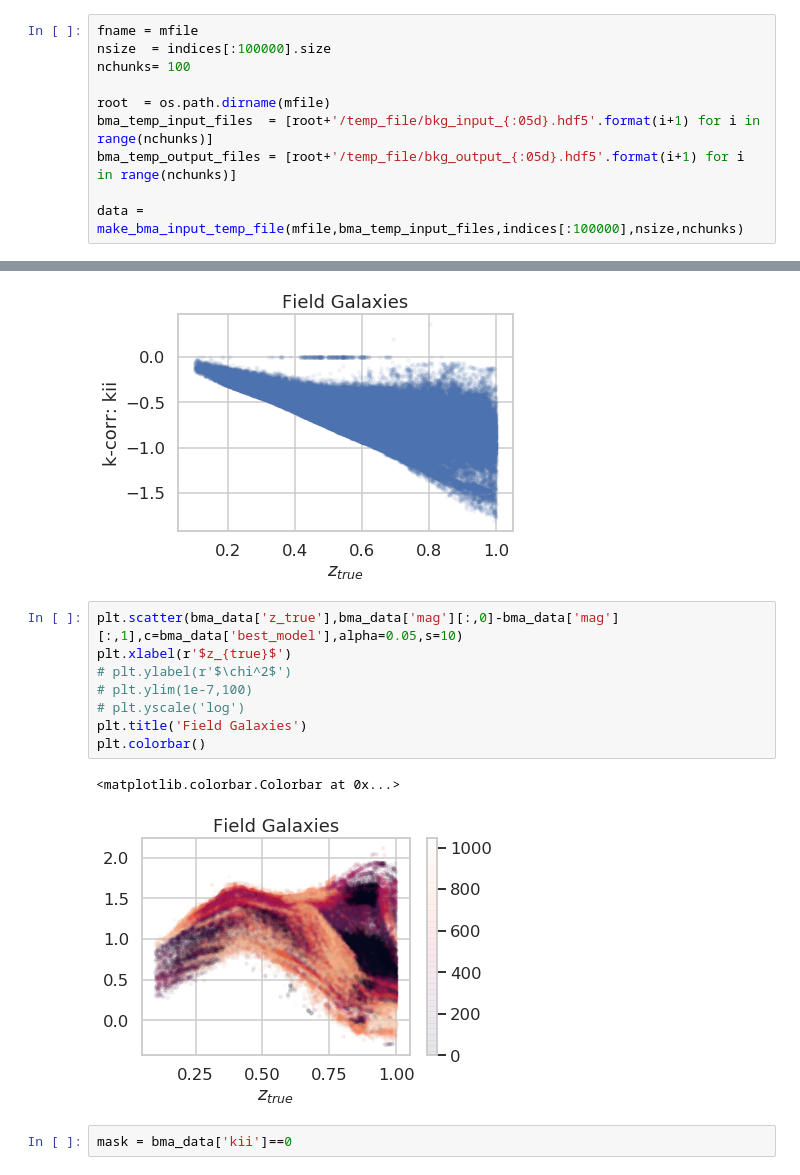
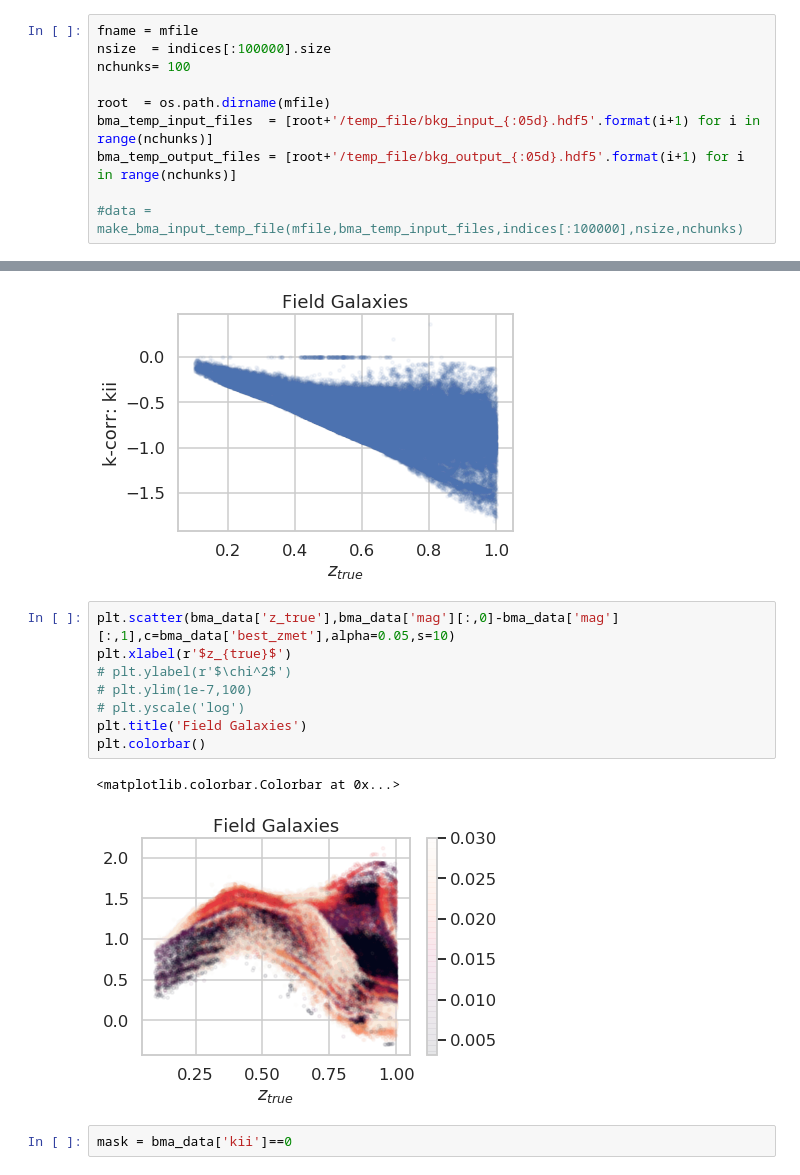
Before and after one commit to estevesjh/bmaCOSMOS, a Jupyter notebook: notebooks/runBMAonBackgroundGalaxies.ipynb, the cells around one changed output, grey strips where cells are left out. Drawn from its saved outputs; the diff is of its cells as text.

```diff
--- a/notebooks/runBMAonBackgroundGalaxies.ipynb
+++ b/notebooks/runBMAonBackgroundGalaxies.ipynb
@@ -161,7 +161,7 @@ root  = os.path.dirname(mfile)
 bma_temp_input_files  = [root+'/temp_file/bkg_input_{:05d}.hdf5'.format(i+1) for i in range(nchunks)]
 bma_temp_output_files = [root+'/temp_file/bkg_output_{:05d}.hdf5'.format(i+1) for i in range(nchunks)]
 
-data = make_bma_input_temp_file(mfile,bma_temp_input_files,indices[:100000],nsize,nchunks)
+#data = make_bma_input_temp_file(mfile,bma_temp_input_files,indices[:100000],nsize,nchunks)
 # %%
 bma_temp_input_files
 # %% [output]
@@ -334,16 +334,16 @@ plt.title('Field Galaxies')
 Text(0.5,1,'Field Galaxies')
 [figure]
 # %%
-plt.scatter(bma_data['z_true'],bma_data['mag'][:,0]-bma_data['mag'][:,1],c=bma_data['best_model'],alpha=0.05,s=10)
+plt.scatter(bma_data['z_true'],bma_data['mag'][:,0]-bma_data['mag'][:,1],c=bma_data['best_zmet'],alpha=0.05,s=10)
 plt.xlabel(r'$z_{true}$')
 # plt.ylabel(r'$\chi^2$')
 # plt.ylim(1e-7,100)
 # plt.yscale('log')
 plt.title('Field Galaxies')
 plt.colorbar()
 # %% [output]
 <matplotlib.colorbar.Colorbar at 0x...>
-[figure, old version]
+[figure, new version]
 # %%
 mask = bma_data['kii']==0
 # %%
```
Also changed, not shown: parts of 5 cells of this notebook, 2 other files.
